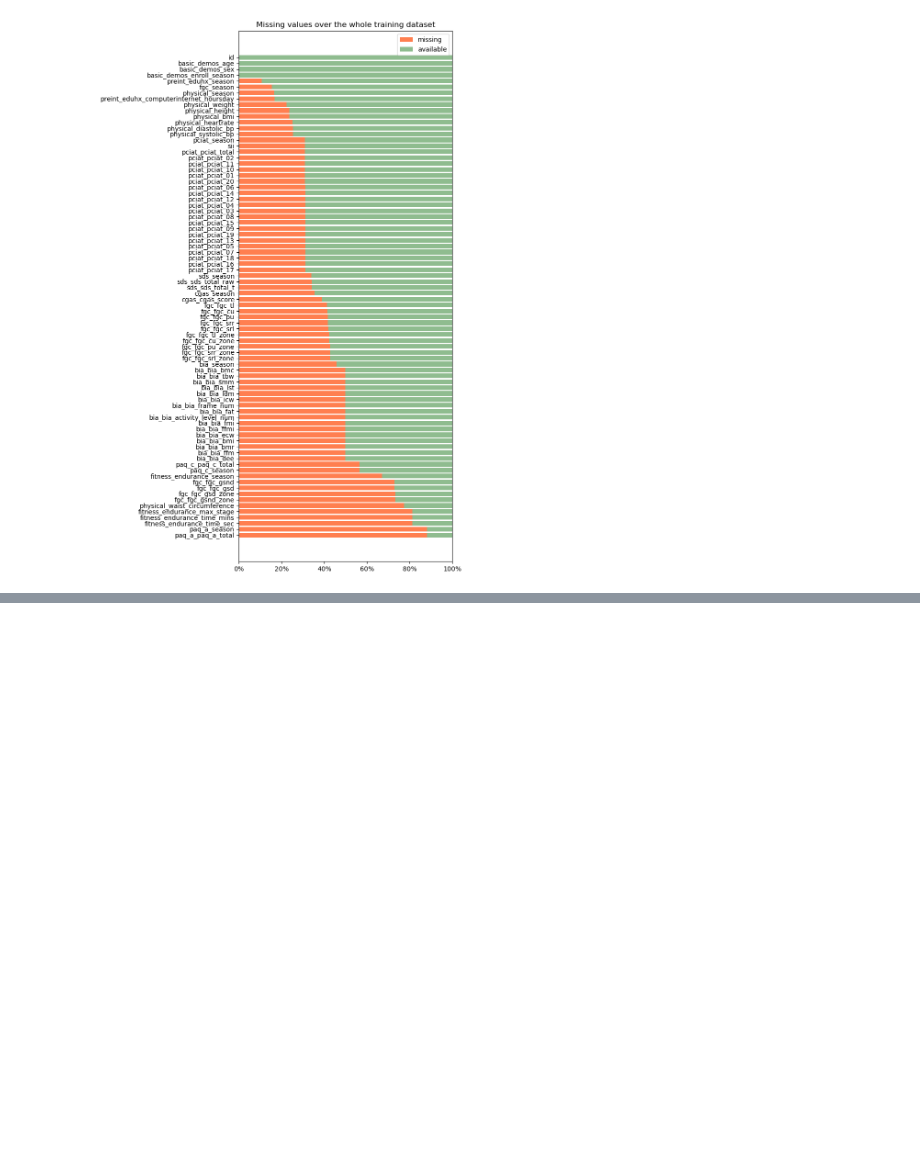
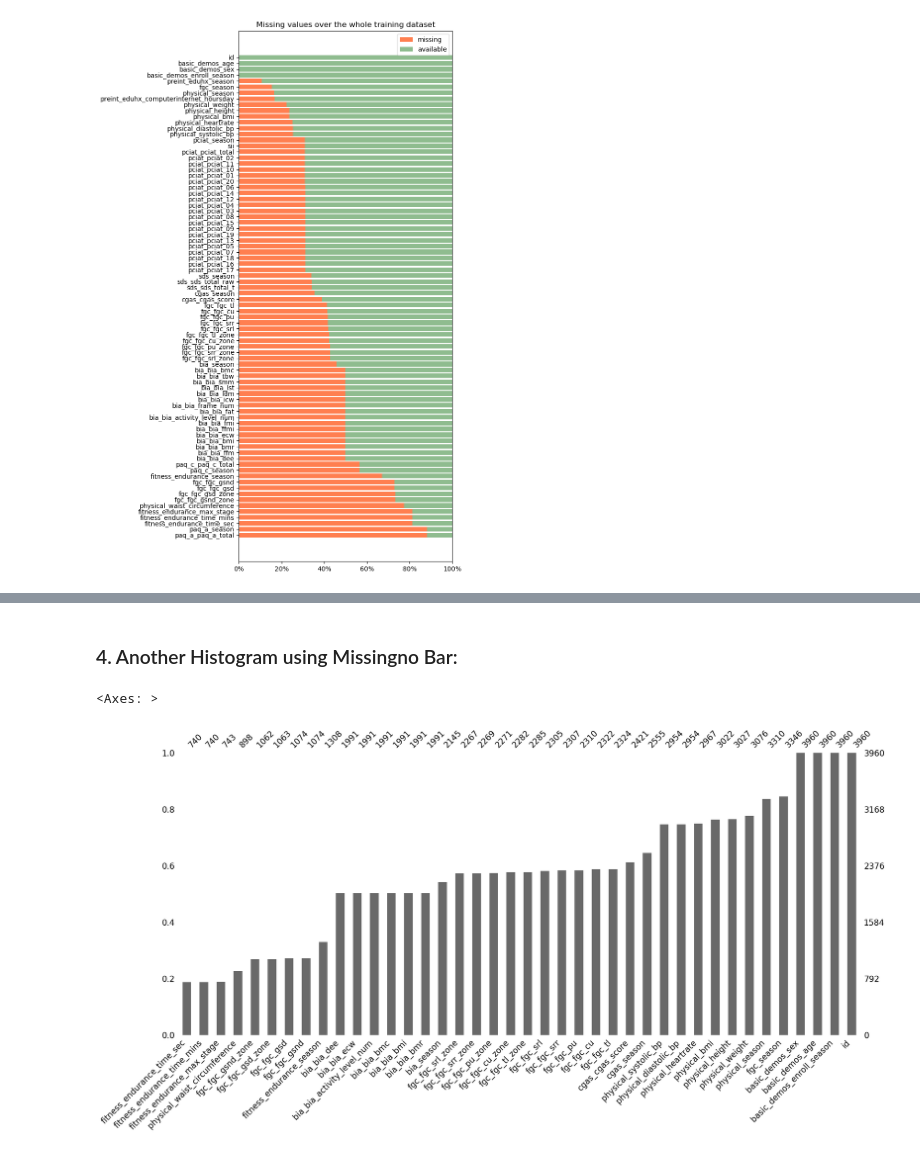
Before and after one commit to meldacoskun/missingdata-viz, a Jupyter notebook: main.ipynb, the cells around one changed output, grey strips where cells are left out. Cells and saved outputs as stored; diff of their text form; code cells hidden in the pictures; blank space fills up the shorter version.

```diff
--- a/main.ipynb
+++ b/main.ipynb
@@ -298,0 +124,7 @@ AttributeError: 'Series' object has no attribute 'range'
+# %% [markdown]
+### 4. Another Histogram using Missingno Bar:
+# %%
+msno.bar(train.iloc[:, :40], sort='ascending')
+# %% [output]
+<Axes: >
+[figure, added]
```
Also changed, not shown: parts of 31 cells of this notebook.
